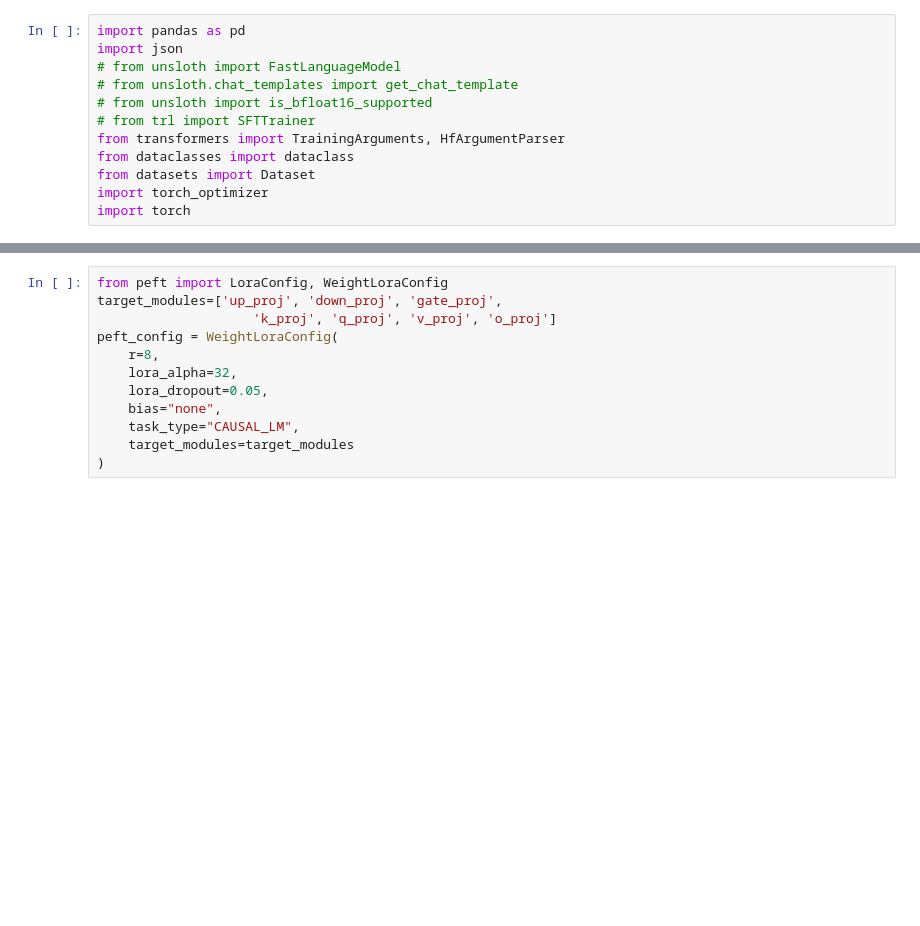
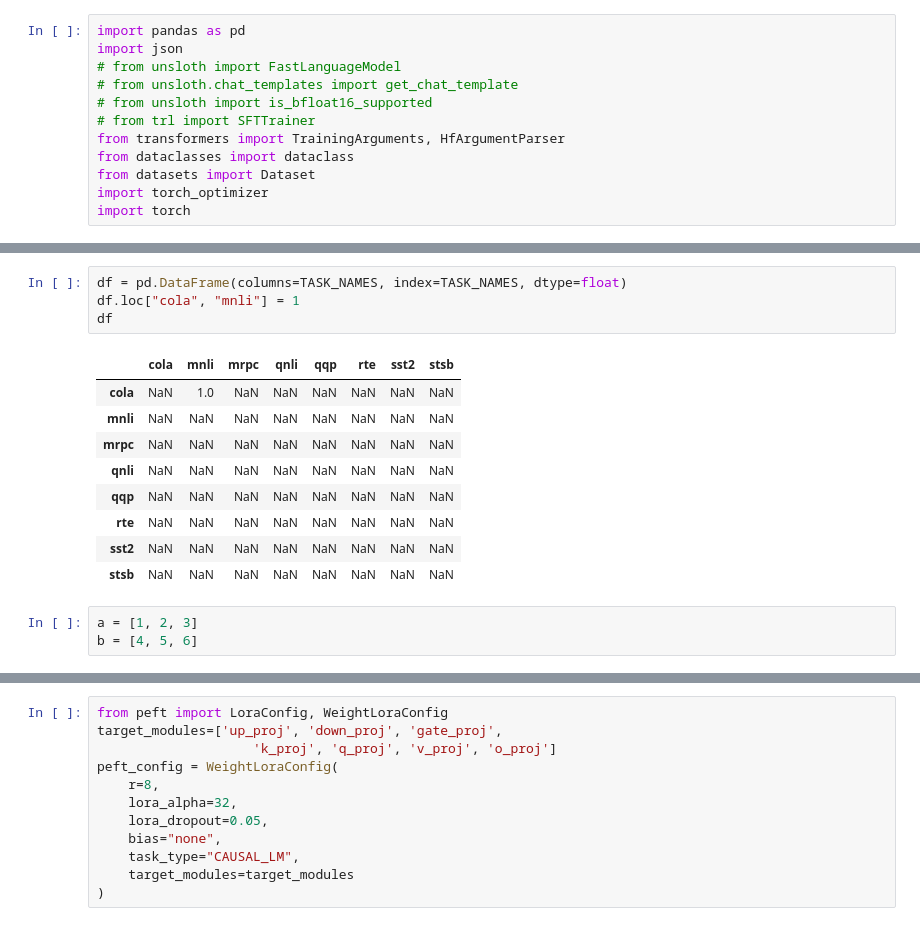
Before and after one commit to Vepricov/Weight_Lora, a Jupyter notebook: test.ipynb, the cells around one changed output, grey strips where cells are left out. Cells and saved outputs as stored; diff of their text form; blank space fills up the shorter version.

```diff
--- a/test.ipynb
+++ b/test.ipynb
@@ -19,0 +54,17 @@ tensor([1., 2.])
+# %%
+df = pd.DataFrame(columns=TASK_NAMES, index=TASK_NAMES, dtype=float)
+df.loc["cola", "mnli"] = 1
+df
+# %% [output]
+|  | cola | mnli | mrpc | qnli | qqp | rte | sst2 | stsb |
+| cola | NaN | 1.0 | NaN | NaN | NaN | NaN | NaN | NaN |
+| mnli | NaN | NaN | NaN | NaN | NaN | NaN | NaN | NaN |
+| mrpc | NaN | NaN | NaN | NaN | NaN | NaN | NaN | NaN |
+| qnli | NaN | NaN | NaN | NaN | NaN | NaN | NaN | NaN |
+| qqp | NaN | NaN | NaN | NaN | NaN | NaN | NaN | NaN |
+| rte | NaN | NaN | NaN | NaN | NaN | NaN | NaN | NaN |
+| sst2 | NaN | NaN | NaN | NaN | NaN | NaN | NaN | NaN |
+| stsb | NaN | NaN | NaN | NaN | NaN | NaN | NaN | NaN |
+# %%
+a = [1, 2, 3]
+b = [4, 5, 6]
```
Also changed, not shown: parts of 5 cells of this notebook, 10 other files.
